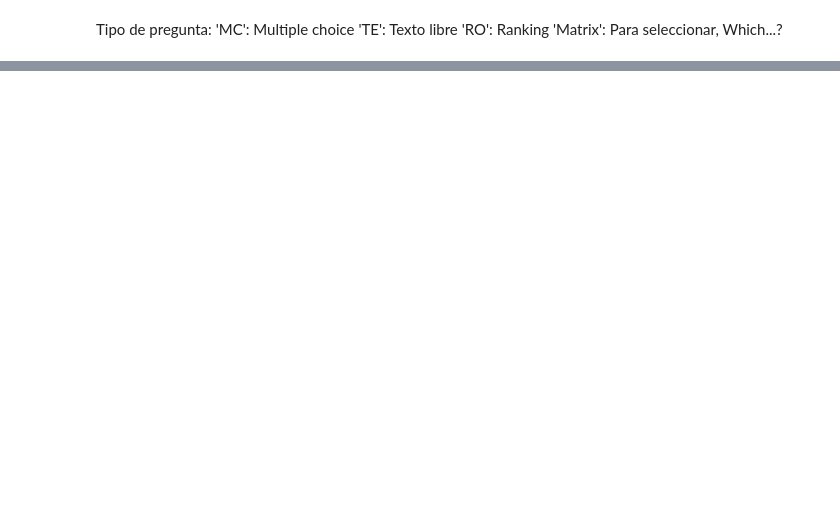
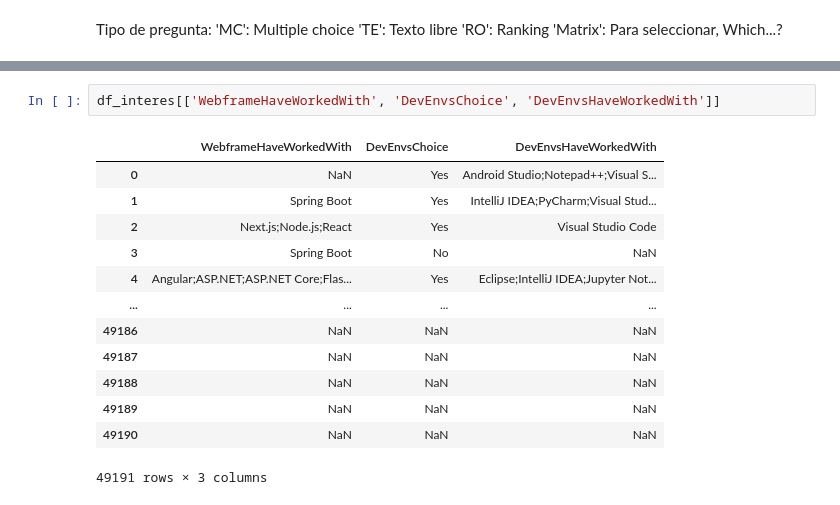
Before and after one commit to MateoGarrido13/StackOverflow-G23, a Jupyter notebook: Grupo23-Fund_C_Datos-StackOverflow.ipynb, the cells around one changed output, grey strips where cells are left out. Saved outputs shown, nothing was run; the diff lists cells and outputs as text; blank space fills up the shorter version.

```diff
--- a/Grupo23-Fund_C_Datos-StackOverflow.ipynb
+++ b/Grupo23-Fund_C_Datos-StackOverflow.ipynb
@@ -312,0 +347,16 @@ Dado que planteamos analizar la adopcion de IA por parte de los devs, la conside
+# %%
+df_interes[['WebframeHaveWorkedWith', 'DevEnvsChoice', 'DevEnvsHaveWorkedWith']]
+# %% [output]
+|  | WebframeHaveWorkedWith | DevEnvsChoice | DevEnvsHaveWorkedWith |
+| 0 | NaN | Yes | Android Studio;Notepad++;Visual S... |
+| 1 | Spring Boot | Yes | IntelliJ IDEA;PyCharm;Visual Stud... |
+| 2 | Next.js;Node.js;React | Yes | Visual Studio Code |
+| 3 | Spring Boot | No | NaN |
+| 4 | Angular;ASP.NET;ASP.NET Core;Flas... | Yes | Eclipse;IntelliJ IDEA;Jupyter Not... |
+| ... | ... | ... | ... |
+| 49186 | NaN | NaN | NaN |
+| 49187 | NaN | NaN | NaN |
+| 49188 | NaN | NaN | NaN |
+| 49189 | NaN | NaN | NaN |
+| 49190 | NaN | NaN | NaN |
+49191 rows × 3 columns
```
Also changed, not shown: parts of 12 cells of this notebook, 2 other files.
